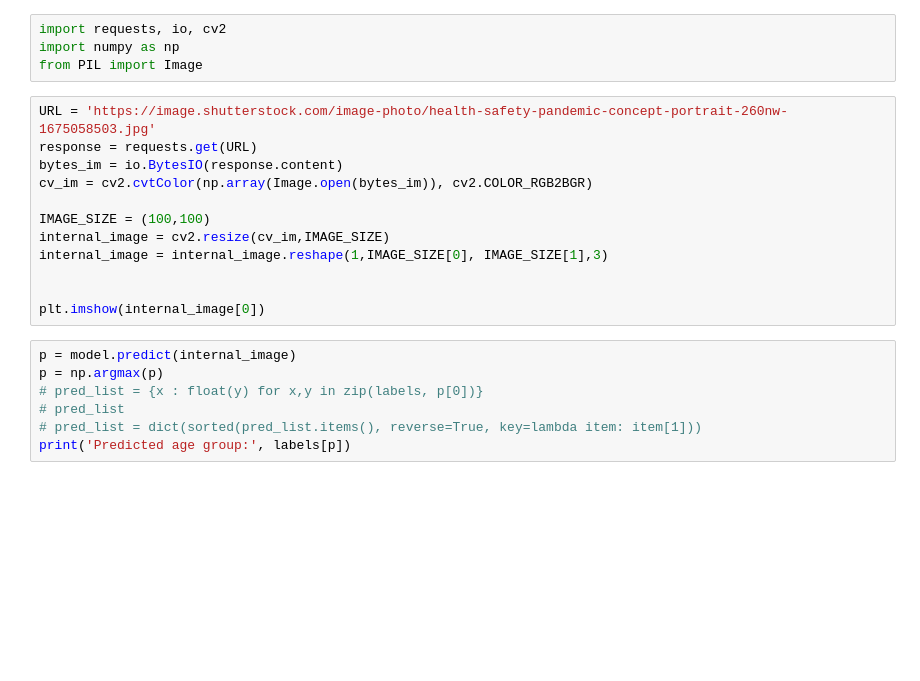
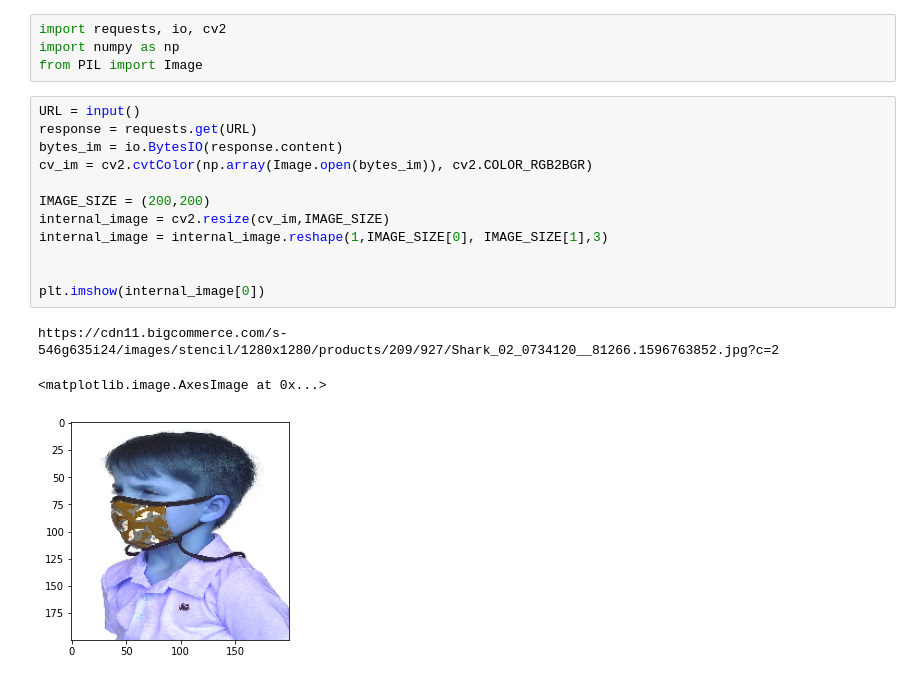
Before and after one commit to Somertonman/hackathon, a Jupyter notebook: age_group_prediction.ipynb, the cells around one changed output. Cells and saved outputs as stored; diff of their text form; blank space fills up the shorter version.

```diff
--- a/age_group_prediction.ipynb
+++ b/age_group_prediction.ipynb
@@ -395,21 +396,18 @@ import requests, io, cv2
 import numpy as np
 from PIL import Image
 # %%
-URL = 'https://image.shutterstock.com/image-photo/health-safety-pandemic-concept-portrait-260nw-1675058503.jpg'
+URL = input()
 response = requests.get(URL)
 bytes_im = io.BytesIO(response.content)
 cv_im = cv2.cvtColor(np.array(Image.open(bytes_im)), cv2.COLOR_RGB2BGR)
 
-IMAGE_SIZE = (100,100)
+IMAGE_SIZE = (200,200)
 internal_image = cv2.resize(cv_im,IMAGE_SIZE)
 internal_image = internal_image.reshape(1,IMAGE_SIZE[0], IMAGE_SIZE[1],3)
 
 
 plt.imshow(internal_image[0])
+# %% [output]
+https://cdn11.bigcommerce.com/s-546g635i24/images/stencil/1280x1280/products/209/927/Shark_02_0734120__81266.1596763852.jpg?c=2
+<matplotlib.image.AxesImage at 0x...>
+[figure, added]
-# %%
-p = model.predict(internal_image)
-p = np.argmax(p)
-# pred_list = {x : float(y) for x,y in zip(labels, p[0])}
-# pred_list
-# pred_list = dict(sorted(pred_list.items(), reverse=True, key=lambda item: item[1]))
-print('Predicted age group:', labels[p])
```
Also changed, not shown: parts of 46 cells of this notebook.
